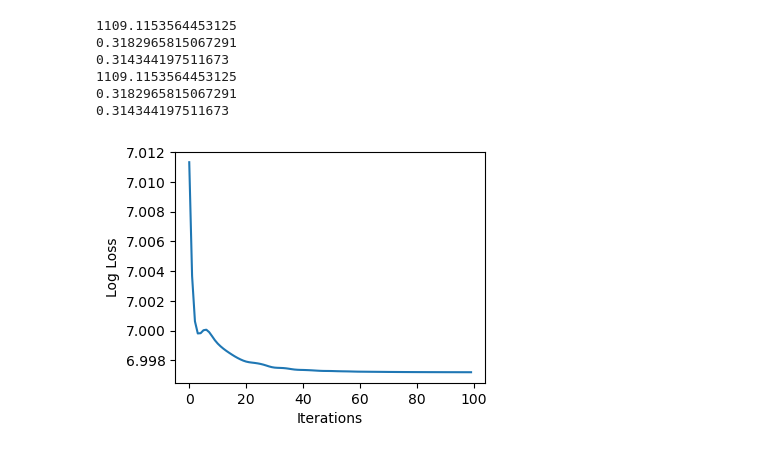
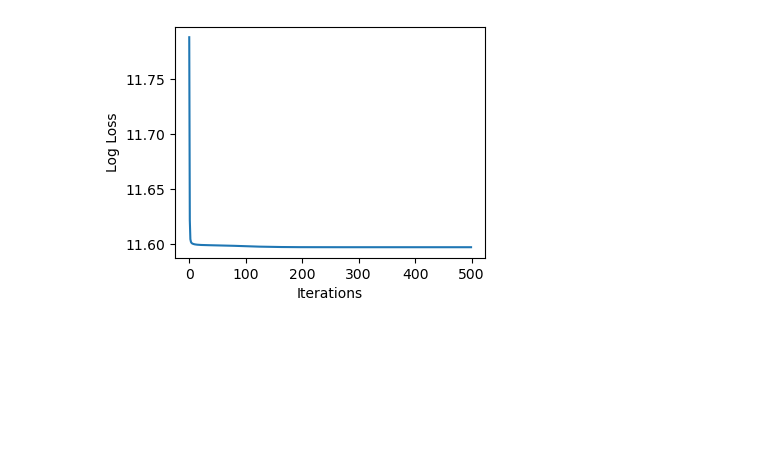
Before and after one commit to cabouman/neu_imaging, a Jupyter notebook: neu_imaging/nnal.ipynb, the cells around one changed output. Drawn from its saved outputs; the diff is of its cells as text; code cells hidden in the pictures; blank space fills up the shorter version.

```diff
--- a/neu_imaging/nnal.ipynb
+++ b/neu_imaging/nnal.ipynb
@@ -9,9 +9,9 @@ from torch.nn.utils import parametrize
 import matplotlib.pyplot as plt
 # %%
 # Simulation parameters
-I_0 = 1e5  # Assume uniform blank scan
-n_dimensions = 30
-m_dimensions = 40
+I_0 = 1e2  # Assume uniform blank scan
+n_dimensions = 300
+m_dimensions = 400
 k_dimensions = 5
 
 def generate_data():
@@ -28,6 +28,7 @@ def generate_data():
     # Generate Poisson data
     rate = I_0 * torch.exp(-data_Z)
     data_I = torch.distributions.Poisson(rate).sample()
+    # data_I = rate
 
     return data_A, data_B, data_Z, data_I
 # %%
@@ -41,23 +42,21 @@ def plot_matrix_rows(ax, data, title):
         ax.plot(i + row)
     ax.set_title(title)
 # %%
-negative_slope = 0.1
-
 # Define parametrization functions
 class Nonnegative(nn.Module):
     def forward(self, eta):
-        return F.leaky_relu(eta, negative_slope)
+        return torch.maximum(torch.tensor(0.0), eta)
 
     def right_inverse(self, x):
-        return F.leaky_relu(x, 1 / negative_slope)
+        return x
 
 class NonnegativeRowSums(nn.Module):
     def forward(self, eta):
-        eta = F.leaky_relu(eta, negative_slope)
+        eta = torch.maximum(torch.tensor(0.0), eta)
         return eta / torch.sum(eta, dim=1, keepdim=True)
 
     def right_inverse(self, x):
-        return F.leaky_relu(x, 1 / negative_slope)
+        return x
 
 # Define class for constrained optimization
 class NonnegativeAttenuationLoss(nn.Module):
@@ -74,8 +73,8 @@ class NonnegativeAttenuationLoss(nn.Module):
         self.B = nn.Parameter(B)
 
         # Add nonnegative parametrization
-        parametrize.register_parametrization(self, "A", NonnegativeRowSums())
-        parametrize.register_parametrization(self, "B", Nonnegative())
+        # parametrize.register_parametrization(self, "A", NonnegativeRowSums())
+        # parametrize.register_parametrization(self, "B", Nonnegative())
 
     def forward(self, I):
         # Compute negative log likelihood
@@ -87,7 +86,8 @@ class NonnegativeAttenuationLoss(nn.Module):
 # TODO Use dataloader (returns rows of Z) to fit subset of pixels
 def train_model(model, data_I, n_iterations=100, lr=0.1, plot_loss=False):
     # We initialize an optimizer for the model parameters
-    optimizer = torch.optim.Adam(model.parameters(), lr=lr)
+    # optimizer = torch.optim.Adam(model.parameters(), lr=lr)
+    optimizer = torch.optim.SGD(model.parameters(), lr=lr)
 
     # We take n_iterations steps of gradient descent
     losses = []
@@ -96,6 +96,10 @@ def train_model(model, data_I, n_iterations=100, lr=0.1, plot_loss=False):
         loss = model(data_I)
         loss.backward()
         optimizer.step()
+
+        model.A.data = torch.maximum(torch.tensor(0.0), model.A.data)
+        model.B.data = torch.maximum(torch.tensor(0.0), model.B.data)
+
         losses.append(torch.log(loss).detach())
 
     if plot_loss:
@@ -104,27 +108,29 @@ def train_model(model, data_I, n_iterations=100, lr=0.1, plot_loss=False):
         plt.xlabel("Iterations")
         plt.ylabel("Log Loss")
 # %%
-residuals = []
-for _ in range(1):
+residuals = np.array([])
+plot_loss = True
+for _ in range(100):
     # Generate data
     data_A, data_B, data_Z, data_I = generate_data()
 
     # Initialize the model
     model_nnal = NonnegativeAttenuationLoss((n_dimensions, k_dimensions, m_dimensions))
 
+    # # Overwrite the initial parameters with the true values
+    # with torch.no_grad():
+    #     model_nnal.A.copy_(data_A)
+    #     model_nnal.B.copy_(data_B)
+
     # Fit the model
-    train_model(model_nnal, data_I, n_iterations=100, lr=0.1, plot_loss=True)
+    train_model(model_nnal, data_I, n_iterations=500, lr=0.005, plot_loss=plot_loss)
+    plot_loss = False
     A_nnal = model_nnal.A.detach()
     B_nnal = model_nnal.B.detach()
     Z_nnal = A_nnal @ B_nnal
-    residuals.append(Z_nnal.norm() / data_Z.norm() - 1)
+    Z_res = Z_nnal - data_Z
+    residuals = np.append(residuals, Z_res.norm() / data_Z.norm())
 # %% [output]
-1109.1153564453125
-0.3182965815067291
-0.314344197511673
-1109.1153564453125
-0.3182965815067291
-0.314344197511673
-[figure, old version]
+[figure, new version]
 # %%
 # Visualize the matrices learned by the model
```
Also changed, not shown: parts of 1 cell of this notebook.
